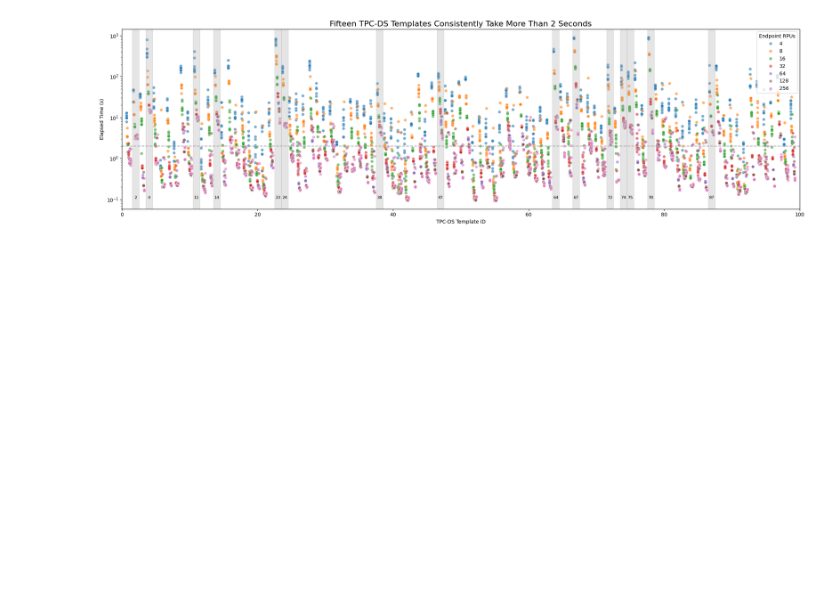
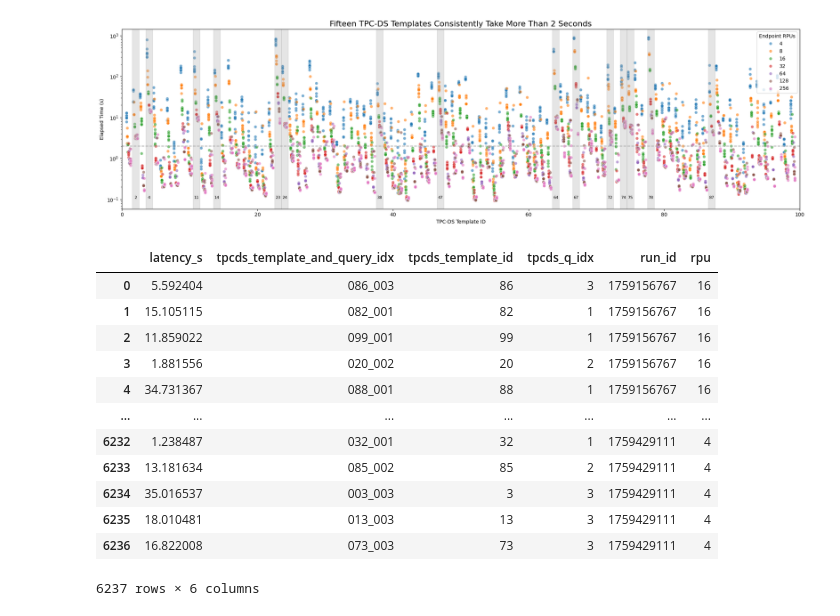
Before and after one commit to mmarkakis/autoslo, a Jupyter notebook: experiments/01_benchmarking_workload_analysis/heavy_hitters.ipynb, the cells around one changed output. Saved outputs shown, nothing was run; the diff lists cells and outputs as text; code cells hidden in the pictures; blank space fills up the shorter version.

```diff
--- a/experiments/01_benchmarking_workload_analysis/heavy_hitters.ipynb
+++ b/experiments/01_benchmarking_workload_analysis/heavy_hitters.ipynb
@@ -253,3 +229,49 @@ df.to_parquet(os.path.join(pu.DATA_PATH, "query_history_processed.parquet"))
 with open(os.path.join(pu.DATA_PATH, "heavy_templates.txt"), "w") as f:
     for template_id in sorted(templates_above_2s):
         f.write(f"{template_id}\n")
+# %%
+import autoslo.utils.paths as pu
+from autoslo.utils.colors import Palette, set_plot_colors
+import os
+import seaborn as sns
+
+from autoslo.workload_execution.trace import Trace
+
+
+run_ids = sorted(pu.RunLocator.get_run_ids(workload_name='99_3_3', schema_name='ext'))[:-1]
+
+dfs = []
+
+for run_id in run_ids:
+    trace = Trace(run_id)
+    latencies = trace.latencies_s
+    tpcds_temp_and_q_idxs = trace.tpcds_temp_and_q_idxs
+
+    df = latencies.to_frame(name='latency_s').merge(
+        tpcds_temp_and_q_idxs.to_frame(name='tpcds_template_and_query_idx'),
+        left_index=True,
+        right_index=True,
+    )
+
+    df[['tpcds_template_id','tpcds_q_idx']] = df['tpcds_template_and_query_idx'].apply(lambda x: [int(a) for a in x.split('_')]).tolist()
+    df['run_id'] = run_id
+    df['rpu'] = list(trace.rpu_per_cluster().values())[0]
+    dfs.append(df)
+full_df = pd.concat(dfs, ignore_index=True)
+full_df['endpoint_name'] = full_df['rpu'].apply(str)
+# %%
+full_df
+# %% [output]
+|  | latency_s | tpcds_template_and_query_idx | tpcds_template_id | tpcds_q_idx | run_id | rpu |
+| 0 | 5.592404 | 086_003 | 86 | 3 | 1759156767 | 16 |
+| 1 | 15.105115 | 082_001 | 82 | 1 | 1759156767 | 16 |
+| 2 | 11.859022 | 099_001 | 99 | 1 | 1759156767 | 16 |
+| 3 | 1.881556 | 020_002 | 20 | 2 | 1759156767 | 16 |
+| 4 | 34.731367 | 088_001 | 88 | 1 | 1759156767 | 16 |
+| ... | ... | ... | ... | ... | ... | ... |
+| 6232 | 1.238487 | 032_001 | 32 | 1 | 1759429111 | 4 |
+| 6233 | 13.181634 | 085_002 | 85 | 2 | 1759429111 | 4 |
+| 6234 | 35.016537 | 003_003 | 3 | 3 | 1759429111 | 4 |
+| 6235 | 18.010481 | 013_003 | 13 | 3 | 1759429111 | 4 |
+| 6236 | 16.822008 | 073_003 | 73 | 3 | 1759429111 | 4 |
+6237 rows × 6 columns
```
Also changed, not shown: parts of 4 cells of this notebook, 4 other files.
